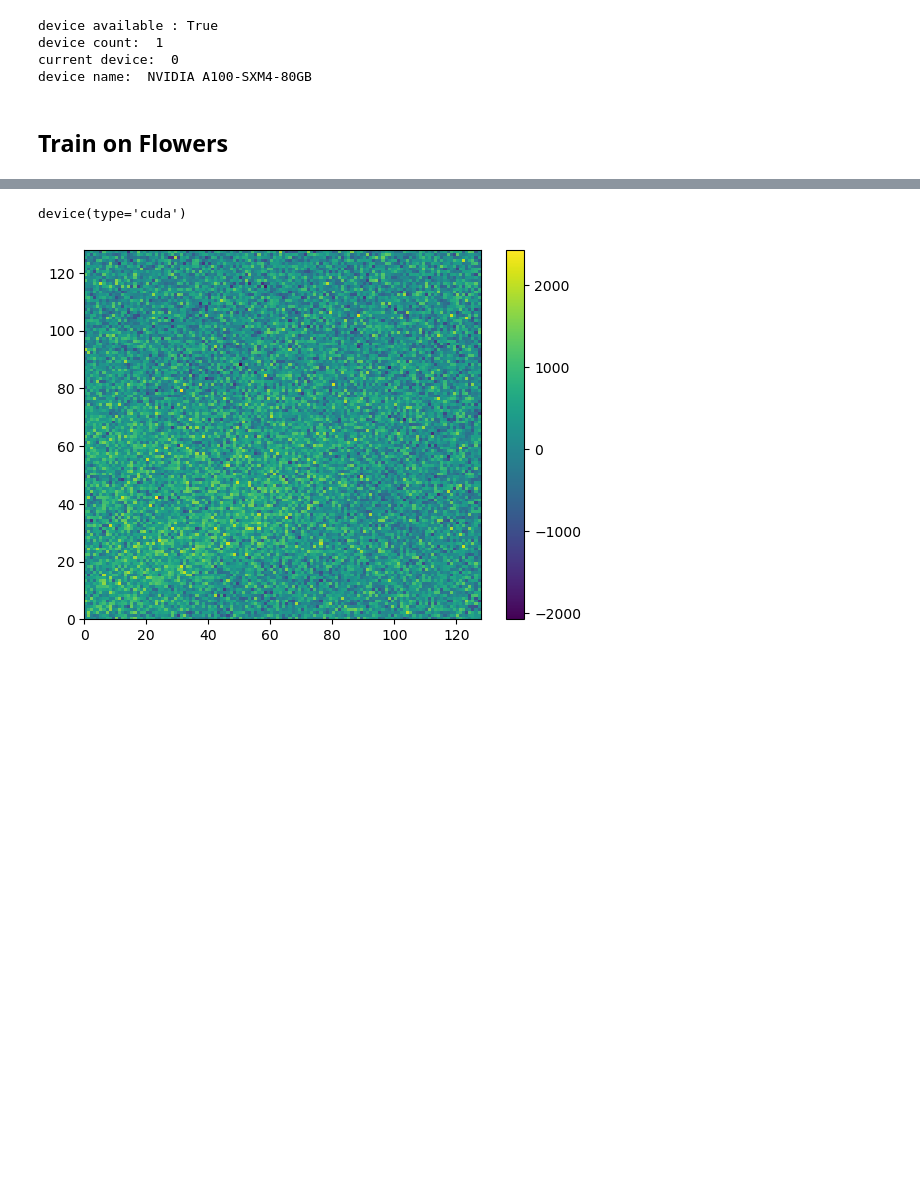
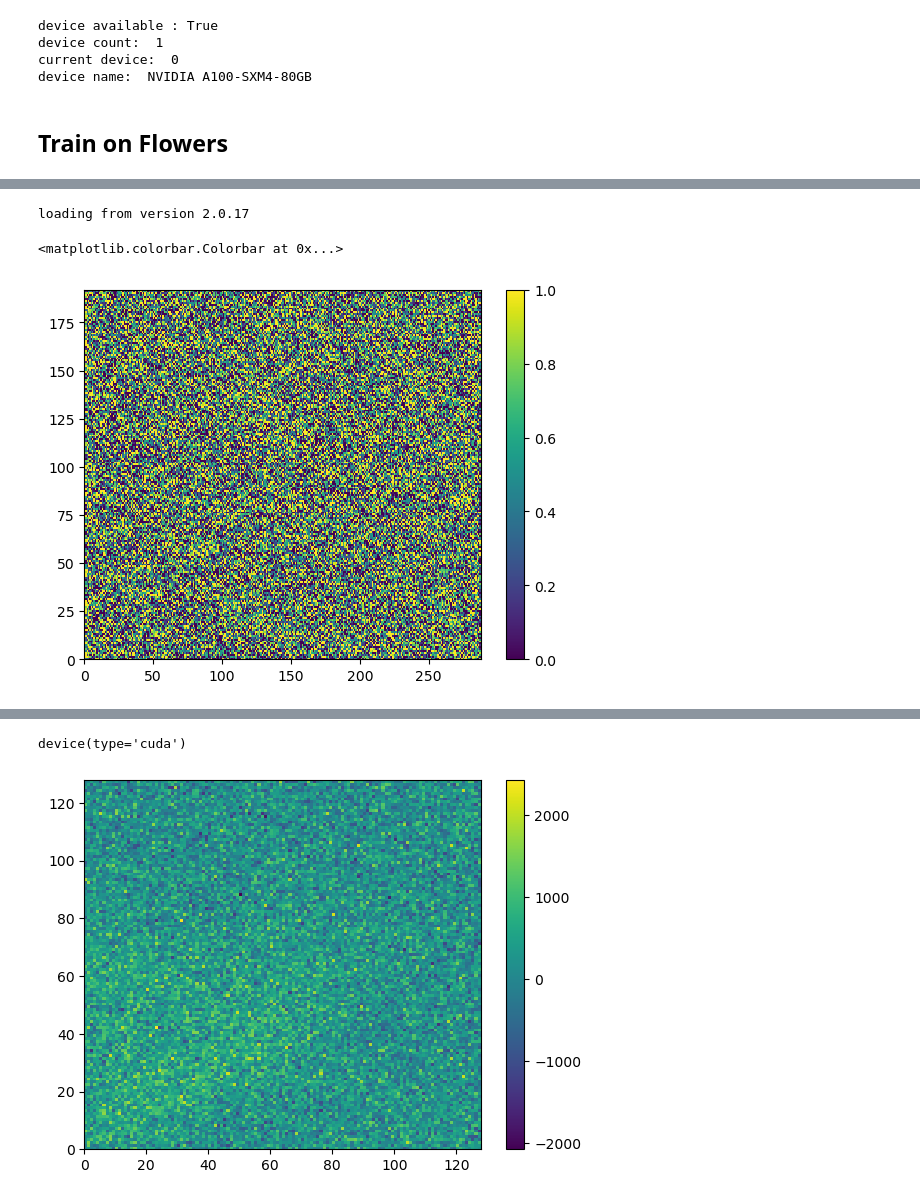
Before and after one commit to WillyChap/denoising-diffusion-pytorch, a Jupyter notebook: Development.ipynb, the cells around one changed output, grey strips where cells are left out. Drawn from its saved outputs; the diff is of its cells as text; code cells hidden in the pictures; blank space fills up the shorter version.

Commit message:
adding conditional requirements and CESM build

```diff
--- a/Development.ipynb
+++ b/Development.ipynb
@@ -1201,14 +1286,14 @@ ModelPrediction =  namedtuple('ModelPrediction', ['pred_noise', 'pred_x_start'])
 # %%
 model = Unet(
-    channels = 1,
+    channels = 3,
     dim = 64,
-    dim_mults = (1, 2, 4, 8),
+    dim_mults = (2, 4, 6, 8),
     flash_attn = True
 )
 
-diffusion = GaussianDiffusion_AR(
+diffusion = GaussianDiffusion_CESM(
     model,
-    image_size = (128, 128),
+    image_size = (192, 288),
     timesteps = 1000,    # number of steps
     auto_normalize = True,
     objective = "pred_v",
@@ -1233,0 +1333,12 @@ training complete
+# %%
+trainer.load('1')
+# %% [output]
+loading from version 2.0.17
+# %%
+sampled_images = diffusion.sample(batch_size = 4, return_all_timesteps = False)
+# %%
+plt.pcolor(sampled_images[0,0,:,:].cpu())
+plt.colorbar()
+# %% [output]
+<matplotlib.colorbar.Colorbar at 0x...>
+[figure, added]
```
Also changed, not shown: parts of 36 cells of this notebook, 11 other files.
